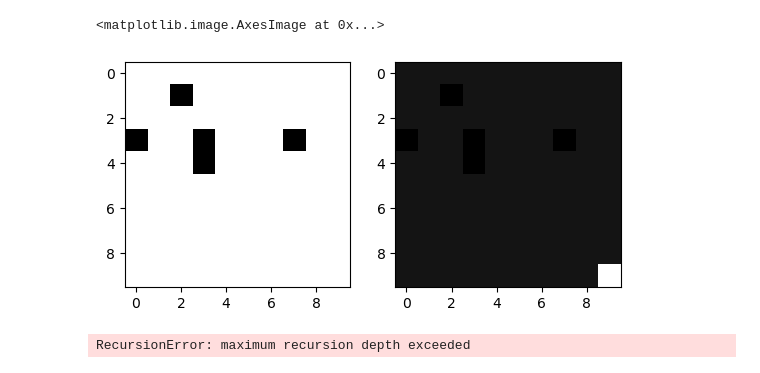
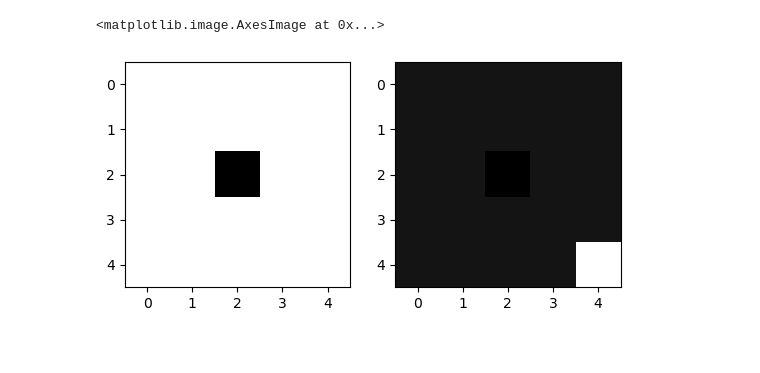
Before and after one commit to KLohithSaradhi/RL_CIA, a Jupyter notebook: MDP.ipynb, the cells around one changed output. Cells and saved outputs as stored; diff of their text form; code cells hidden in the pictures.

```diff
--- a/MDP.ipynb
+++ b/MDP.ipynb
@@ -56,36 +56,46 @@ class Grid:
                 if (i,j) == self.START or (i,j) == self.END:
                     continue
                 if RANDOM_MATRIX[i][j] <= self.density:
                     self.GRID[i][j] = OBSTACLE
 
 
     def reward(self, state):
         if state == self.END:
             return END_REWARD
         else:
             if self.check_collision(state):
-                #return - np.sqrt(((state[0] - self.END[0])**2 + (state[1] - self.END[1])**2)/ (self.END[0]**2 + self.END[1]**2)) * 5
+                #return 1-np.sqrt(((state[0] - self.END[0])**2 + (state[1] - self.END[1])**2)/ (self.END[0]**2 + self.END[1]**2)
+
+                # euclidean reward structure motivated the agent to milk the loophole and proceeded to never converge and bounce about 2 states
+
+
                 return -1
+
+                # small negative reward forces the agent to find the shortest path
+
                 #return 0
             else:
                 return OBSTACLE_REWARD
 
     def display(self):
         plt.imshow(1-self.GRID, cmap="gray")
 
 # REWARD DISPLAY
-temp_env = Grid(10, 0.1, 12345)
+
+#MDP converges only for small grids
+
+temp_env = Grid(5, 0.1, 12345)
 temp_env.generate_obstacles()
 reward_grid = np.array([[temp_env.reward((i,j)) for j in range(temp_env.size)] for i in range(temp_env.size)])
 
 plt.subplot(1,2,1)
 temp_env.display()
 
 plt.subplot(1,2,2)
 plt.imshow(reward_grid / 5, cmap="gray")
 # %% [output]
 <matplotlib.image.AxesImage at 0x...>
-[figure, old version]
+[figure, new version]
 # %%
 class Policy:
     def __init__(self, env, gamma, ACTIONS):
@@ -195,7 +205,7 @@ class Agent:
 # %%
 dummy_agent = Agent(temp_env, POLICIES)
 # %%
-for _ in tqdm(range(10000000)):
+for _ in tqdm(range(10000)):
     #print("_______EPISODE________")
     run_reward = dummy_agent.run_episode(temp_env.START)
     dummy_agent.POLICIES[0].update_probs()
@@ -203,7 +213,5 @@ for _ in tqdm(range(10000000)):
     if dummy_agent.exploitation_threshold < 0.9:
         dummy_agent.exploitation_threshold += 0.00001
     # print("run-reward : ", run_reward)
-# %% [output]
-RecursionError: maximum recursion depth exceeded
 # %%
 dummy_agent.infer(temp_env.START)
```
Also changed, not shown: parts of 16 cells of this notebook, 1 other file.
